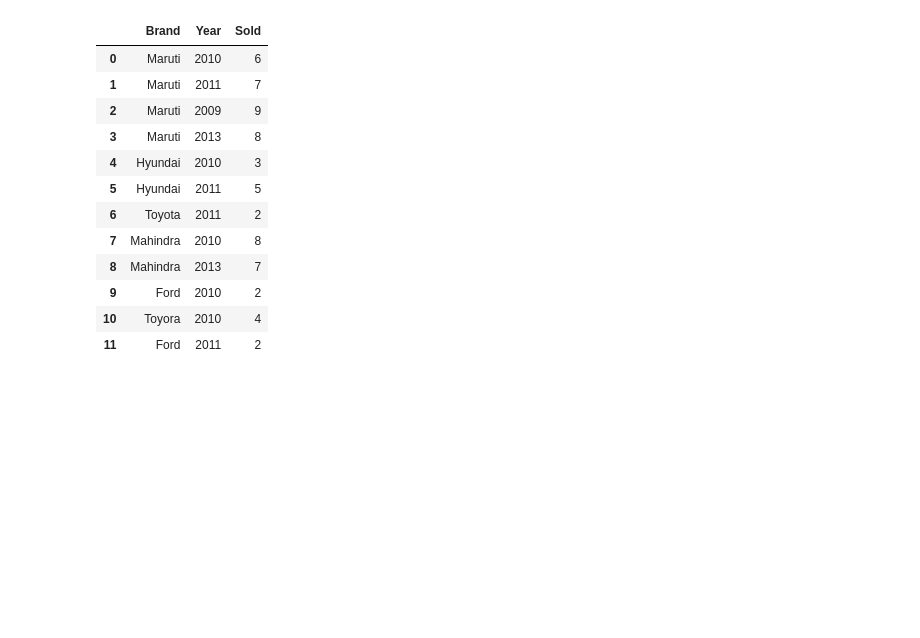
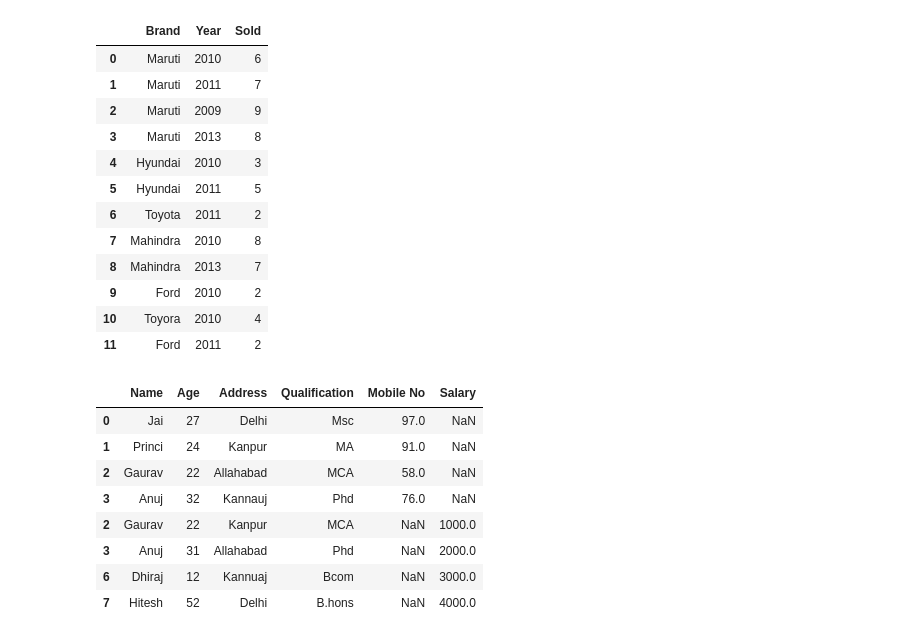
Before and after one commit to tien226anh/school_docs, a Jupyter notebook: intel_system/homeworks/bai2/bai2.ipynb, the cells around one changed output. Saved outputs shown, nothing was run; the diff lists cells and outputs as text; code cells hidden in the pictures; blank space fills up the shorter version.

```diff
--- a/intel_system/homeworks/bai2/bai2.ipynb
+++ b/intel_system/homeworks/bai2/bai2.ipynb
@@ -530,15 +530,33 @@ display(df)
 # %%
 import pandas as pd
 data1 = {
   'Name': ['Jai', 'Princi', 'Gaurav', 'Anuj'],
   'Age': [27, 24, 22, 32],
   'Address': ['Delhi', 'Kanpur', 'Allahabad', 'Kannauj'],
   'Qualification': ['Msc', 'MA', 'MCA', 'Phd'],
   'Mobile No': [97, 91, 58, 76]
 }
 
 data2 = {
   'Name': ['Gaurav', 'Anuj', 'Dhiraj', 'Hitesh'],
   'Age': [22, 31, 12, 52],
   'Address': ['Kanpur', 'Allahabad', 'Kannuaj', 'Delhi'],
+  'Qualification': ['MCA', 'Phd', 'Bcom', 'B.hons'],
+  'Salary': [1000, 2000, 3000, 4000]
 }
+
+df = pd.DataFrame(data1, index=[0,1,2,3,])
+
+df1 = pd.DataFrame(data2, index=[2,3,6,7])
+res = pd.concat([df, df1])
+res
+# %% [output]
+|  | Name | Age | Address | Qualification | Mobile No | Salary |
+| 0 | Jai | 27 | Delhi | Msc | 97.0 | NaN |
+| 1 | Princi | 24 | Kanpur | MA | 91.0 | NaN |
+| 2 | Gaurav | 22 | Allahabad | MCA | 58.0 | NaN |
+| 3 | Anuj | 32 | Kannauj | Phd | 76.0 | NaN |
+| 2 | Gaurav | 22 | Kanpur | MCA | NaN | 1000.0 |
+| 3 | Anuj | 31 | Allahabad | Phd | NaN | 2000.0 |
+| 6 | Dhiraj | 12 | Kannuaj | Bcom | NaN | 3000.0 |
+| 7 | Hitesh | 52 | Delhi | B.hons | NaN | 4000.0 |
```
Also changed, not shown: parts of 1 cell of this notebook, 19 other files.
